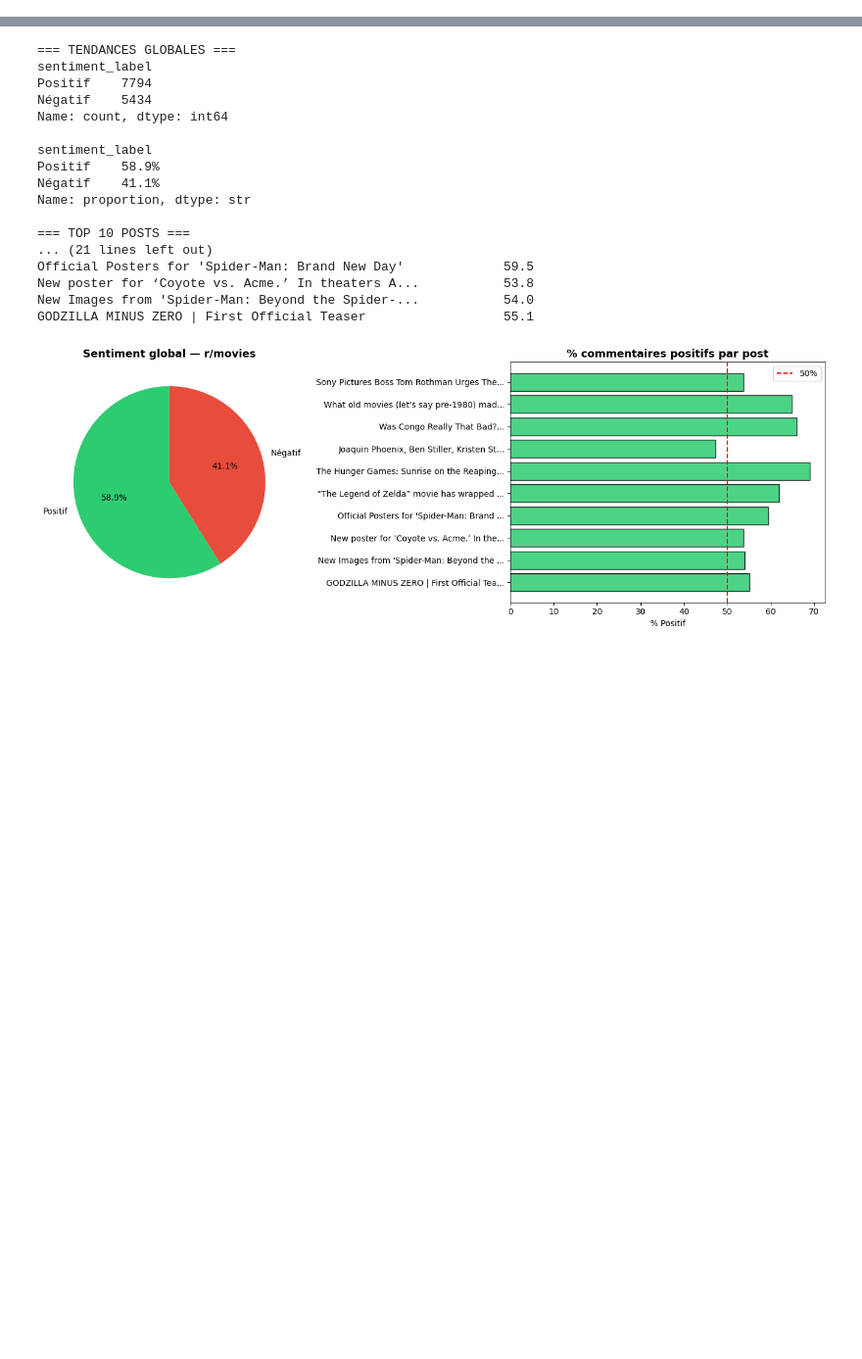
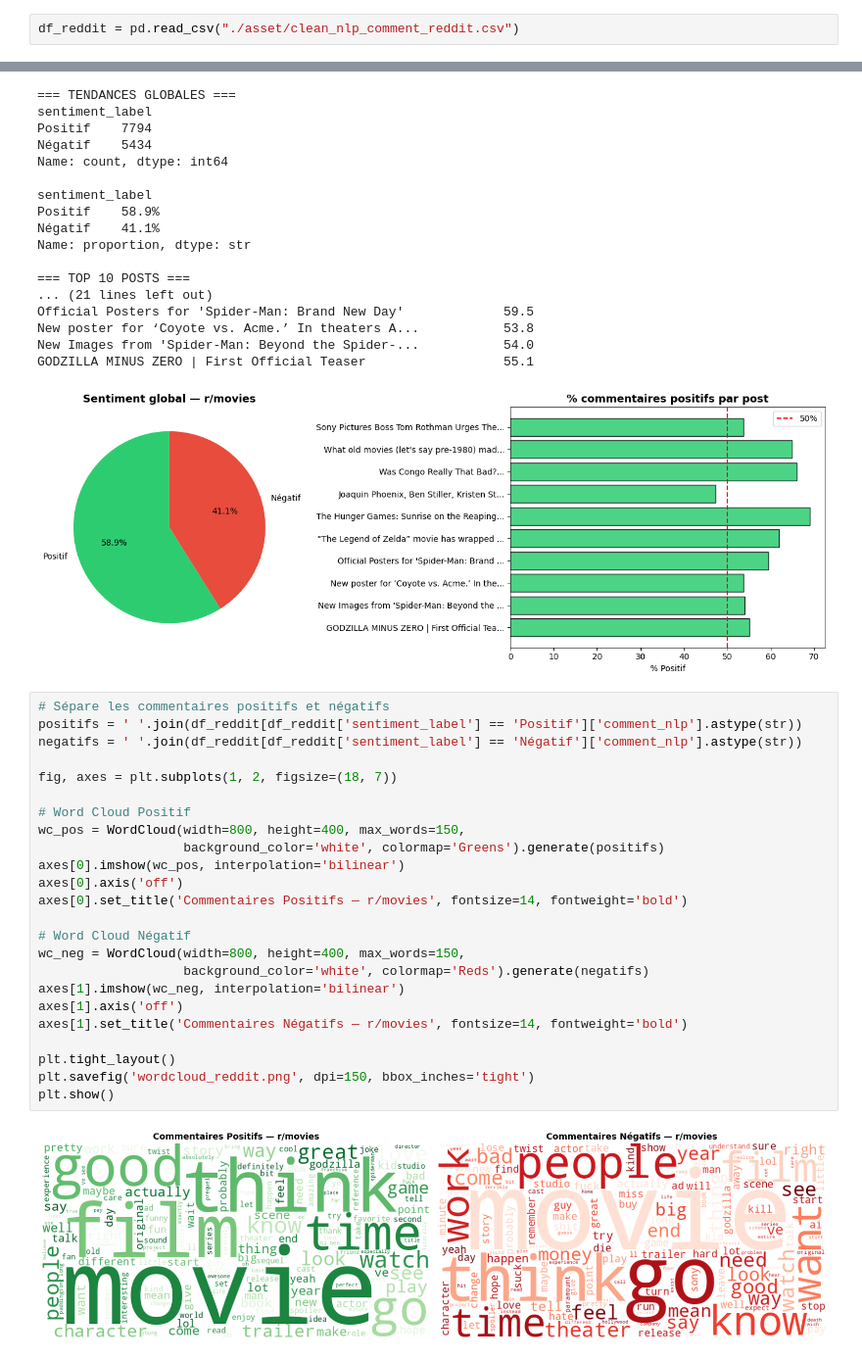
Before and after one commit to TomWilkRavoux/DeepLearning, a Jupyter notebook: prod.ipynb, the cells around one changed output, grey strips where cells are left out. Shown at 98% size. Cells and saved outputs as stored; diff of their text form; blank space fills up the shorter version.

Commit message:
Fin V1 + WordsCloud

```diff
--- a/prod.ipynb
+++ b/prod.ipynb
@@ -210,3 +152,5 @@ Négatif    41.1%
 Name: proportion, dtype: str
 # %%
 df_reddit.to_csv("./asset/clean_nlp_comment_reddit.csv")
+# %%
+df_reddit = pd.read_csv("./asset/clean_nlp_comment_reddit.csv")
@@ -271,3 +231,29 @@ New poster for ‘Coyote vs. Acme.’ In theaters A...           53.8
 New Images from 'Spider-Man: Beyond the Spider-...           54.0
 GODZILLA MINUS ZERO | First Official Teaser                  55.1
 [figure]
+# %%
+# Sépare les commentaires positifs et négatifs
+positifs = ' '.join(df_reddit[df_reddit['sentiment_label'] == 'Positif']['comment_nlp'].astype(str))
+negatifs = ' '.join(df_reddit[df_reddit['sentiment_label'] == 'Négatif']['comment_nlp'].astype(str))
+
+fig, axes = plt.subplots(1, 2, figsize=(18, 7))
+
+# Word Cloud Positif
+wc_pos = WordCloud(width=800, height=400, max_words=150,
+                   background_color='white', colormap='Greens').generate(positifs)
+axes[0].imshow(wc_pos, interpolation='bilinear')
+axes[0].axis('off')
+axes[0].set_title('Commentaires Positifs — r/movies', fontsize=14, fontweight='bold')
+
+# Word Cloud Négatif
+wc_neg = WordCloud(width=800, height=400, max_words=150,
+                   background_color='white', colormap='Reds').generate(negatifs)
+axes[1].imshow(wc_neg, interpolation='bilinear')
+axes[1].axis('off')
+axes[1].set_title('Commentaires Négatifs — r/movies', fontsize=14, fontweight='bold')
+
+plt.tight_layout()
+plt.savefig('wordcloud_reddit.png', dpi=150, bbox_inches='tight')
+plt.show()
+# %% [output]
+[figure, added]
```
Also changed, not shown: parts of 9 cells of this notebook, 3 other files.
